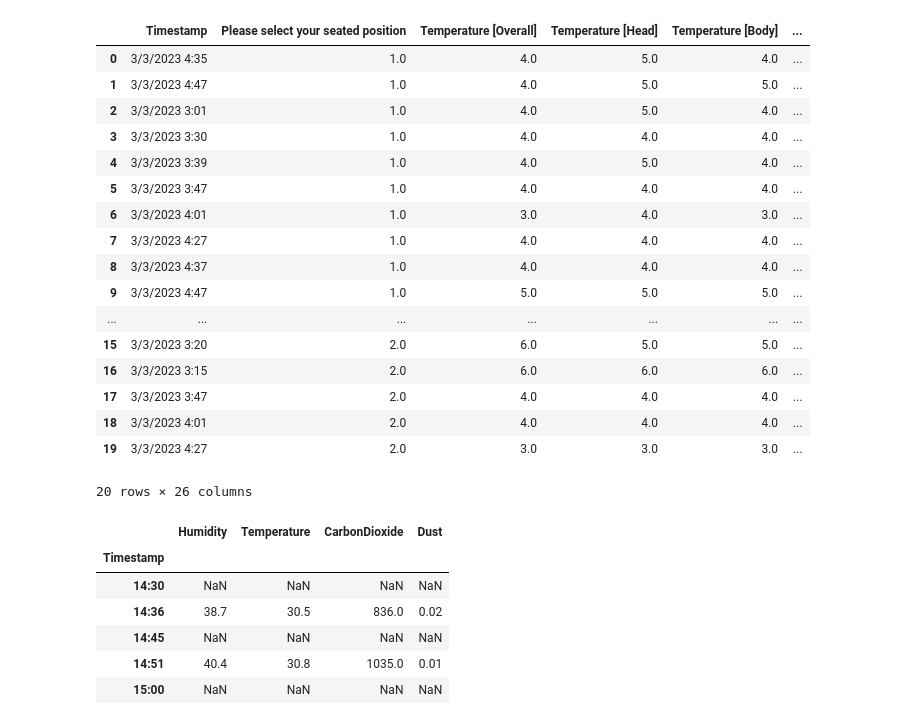
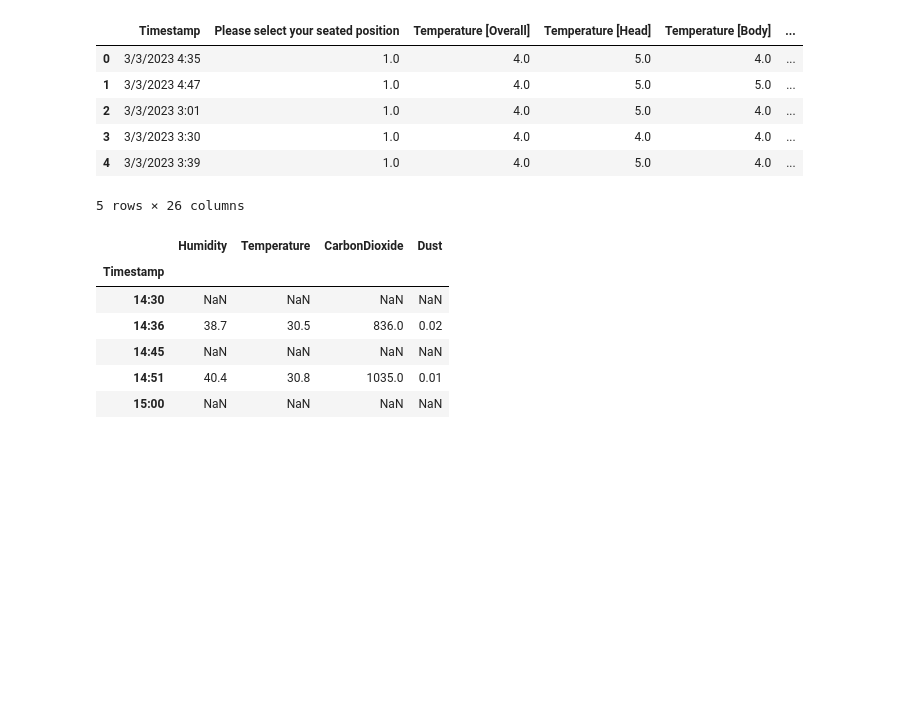
Before and after one commit to harshxtanwar/data_analytics_group_01, a Jupyter notebook: analytics.ipynb, the cells around one changed output. Cells and saved outputs as stored; diff of their text form; code cells hidden in the pictures; blank space fills up the shorter version.

```diff
--- a/analytics.ipynb
+++ b/analytics.ipynb
@@ -28,26 +26,15 @@ import matplotlib.pyplot as plt
 # %%
 occupant_feedback_thermal_data = pd.read_csv('Occupant feedback thermal IAQ.csv')
 # %%
-occupant_feedback_thermal_data.head(20)
+occupant_feedback_thermal_data.head()
 # %% [output]
 |  | Timestamp | Please select your seated position | Temperature [Overall] | Temperature [Head] | Temperature [Body] | ... |
 | 0 | 3/3/2023 4:35 | 1.0 | 4.0 | 5.0 | 4.0 | ... |
 | 1 | 3/3/2023 4:47 | 1.0 | 4.0 | 5.0 | 5.0 | ... |
 | 2 | 3/3/2023 3:01 | 1.0 | 4.0 | 5.0 | 4.0 | ... |
 | 3 | 3/3/2023 3:30 | 1.0 | 4.0 | 4.0 | 4.0 | ... |
 | 4 | 3/3/2023 3:39 | 1.0 | 4.0 | 5.0 | 4.0 | ... |
-| 5 | 3/3/2023 3:47 | 1.0 | 4.0 | 4.0 | 4.0 | ... |
-| 6 | 3/3/2023 4:01 | 1.0 | 3.0 | 4.0 | 3.0 | ... |
-| 7 | 3/3/2023 4:27 | 1.0 | 4.0 | 4.0 | 4.0 | ... |
-| 8 | 3/3/2023 4:37 | 1.0 | 4.0 | 4.0 | 4.0 | ... |
-| 9 | 3/3/2023 4:47 | 1.0 | 5.0 | 5.0 | 5.0 | ... |
-| ... | ... | ... | ... | ... | ... | ... |
-| 15 | 3/3/2023 3:20 | 2.0 | 6.0 | 5.0 | 5.0 | ... |
-| 16 | 3/3/2023 3:15 | 2.0 | 6.0 | 6.0 | 6.0 | ... |
-| 17 | 3/3/2023 3:47 | 2.0 | 4.0 | 4.0 | 4.0 | ... |
-| 18 | 3/3/2023 4:01 | 2.0 | 4.0 | 4.0 | 4.0 | ... |
-| 19 | 3/3/2023 4:27 | 2.0 | 3.0 | 3.0 | 3.0 | ... |
-20 rows × 26 columns
+5 rows × 26 columns
 # %%
 air_quality_data = pd.read_csv('Air quality data.csv', index_col='Timestamp', parse_dates=False)
 # %%
```
Also changed, not shown: parts of 3 cells of this notebook.
